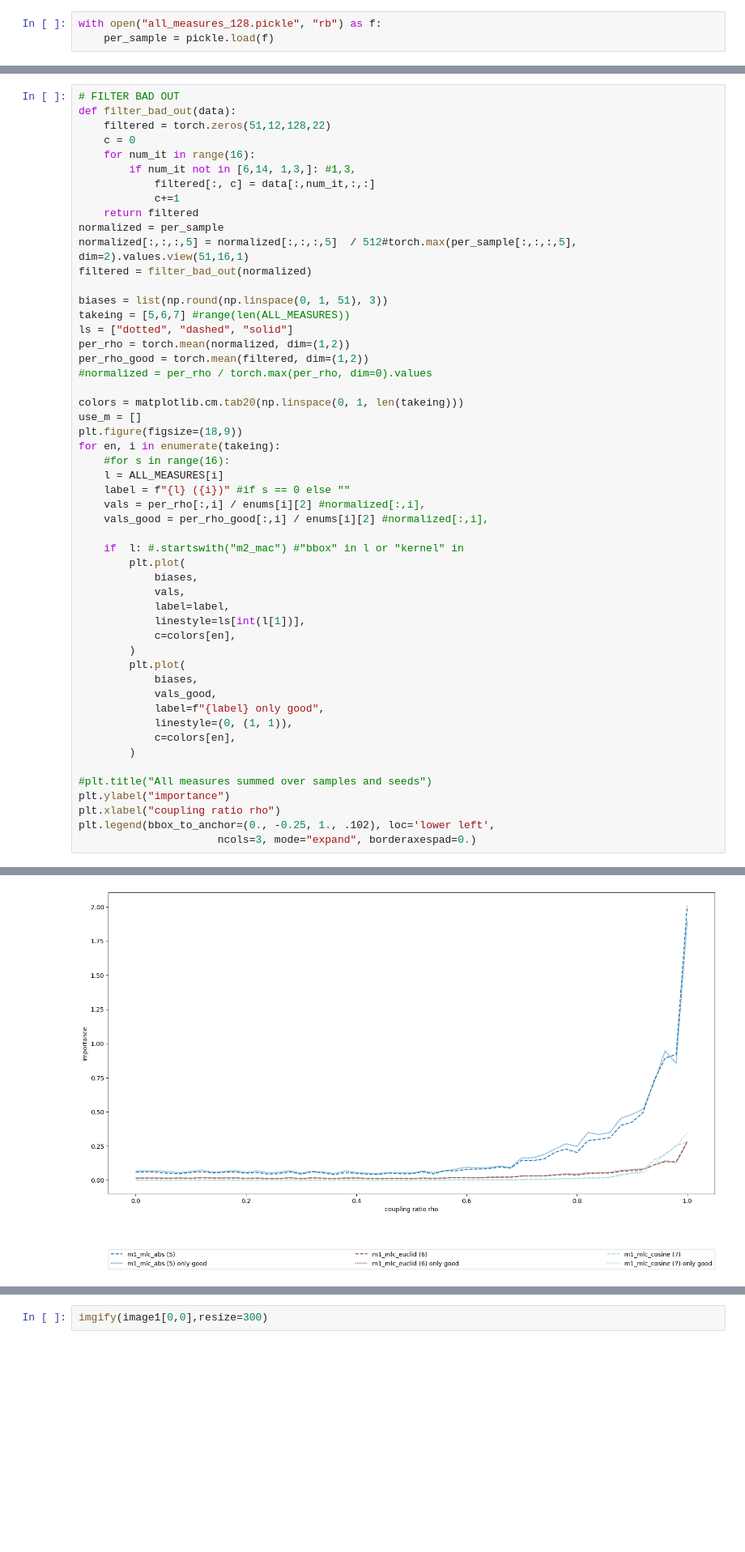
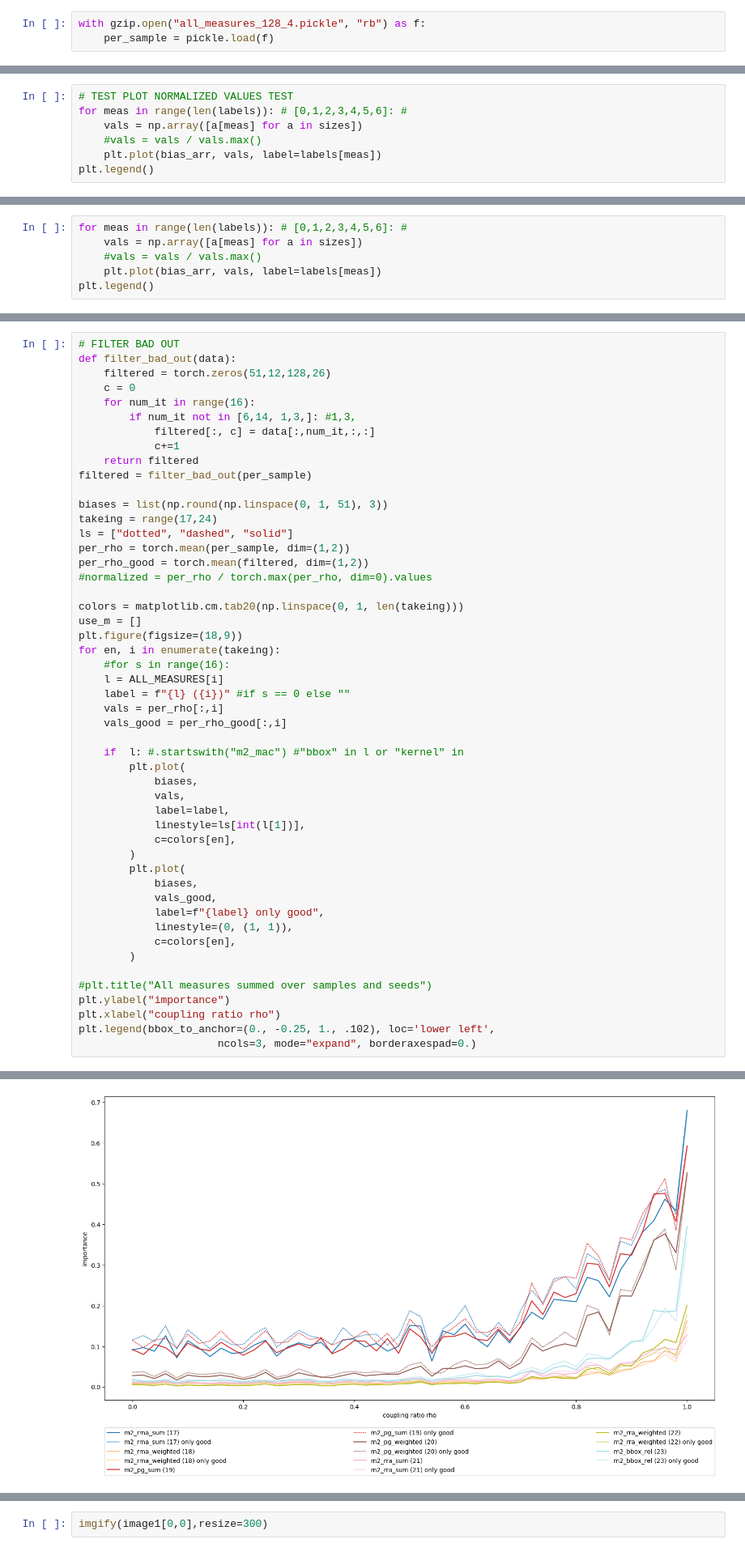
Before and after one commit to lillijo/xai-evaluation-master-thesis, a Jupyter notebook: experiments/compare_measures.ipynb, the cells around one changed output, grey strips where cells are left out. Shown at 81% size. Drawn from its saved outputs; the diff is of its cells as text; blank space fills up the shorter version.

Commit message:
temp measure with new normalizations

```diff
--- a/experiments/compare_measures.ipynb
+++ b/experiments/compare_measures.ipynb
@@ -195,7 +179,7 @@ for s in range(16):
 # %% [output]
 [figure]
 # %%
-with open("all_measures_128.pickle", "rb") as f:
+with gzip.open("all_measures_128_4.pickle", "rb") as f:
     per_sample = pickle.load(f)
 # %%
 # Phi Correlation VS Prediction Flip
@@ -266,0 +504,7 @@ tensor(0.3856) tensor(0.3856) tensor(0.3856) 0.5482499003410339 0.39816164970397
+# %%
+# TEST PLOT NORMALIZED VALUES TEST
+for meas in range(len(labels)): # [0,1,2,3,4,5,6]: #
+    vals = np.array([a[meas] for a in sizes])
+    #vals = vals / vals.max()
+    plt.plot(bias_arr, vals, label=labels[meas])
+plt.legend()
@@ -266,0 +514,6 @@ tensor(0.3856) tensor(0.3856) tensor(0.3856) 0.5482499003410339 0.39816164970397
+# %%
+for meas in range(len(labels)): # [0,1,2,3,4,5,6]: #
+    vals = np.array([a[meas] for a in sizes])
+    #vals = vals / vals.max()
+    plt.plot(bias_arr, vals, label=labels[meas])
+plt.legend()
@@ -301,21 +554,19 @@ tensor(0.0099)
 # %%
 # FILTER BAD OUT
 def filter_bad_out(data):
-    filtered = torch.zeros(51,12,128,22)
+    filtered = torch.zeros(51,12,128,26)
     c = 0
     for num_it in range(16):
         if num_it not in [6,14, 1,3,]: #1,3,
             filtered[:, c] = data[:,num_it,:,:]
             c+=1
     return filtered
-normalized = per_sample
-normalized[:,:,:,5] = normalized[:,:,:,5]  / 512#torch.max(per_sample[:,:,:,5], dim=2).values.view(51,16,1)
-filtered = filter_bad_out(normalized)
+filtered = filter_bad_out(per_sample)
 
 biases = list(np.round(np.linspace(0, 1, 51), 3))
-takeing = [5,6,7] #range(len(ALL_MEASURES))
+takeing = range(17,24)
 ls = ["dotted", "dashed", "solid"]
-per_rho = torch.mean(normalized, dim=(1,2))
+per_rho = torch.mean(per_sample, dim=(1,2))
 per_rho_good = torch.mean(filtered, dim=(1,2))
 #normalized = per_rho / torch.max(per_rho, dim=0).values
 
@@ -323,36 +574,36 @@ colors = matplotlib.cm.tab20(np.linspace(0, 1, len(takeing)))
 use_m = []
 plt.figure(figsize=(18,9))
 for en, i in enumerate(takeing):
     #for s in range(16):
     l = ALL_MEASURES[i]
     label = f"{l} ({i})" #if s == 0 else ""
-    vals = per_rho[:,i] / enums[i][2] #normalized[:,i],
-    vals_good = per_rho_good[:,i] / enums[i][2] #normalized[:,i],
+    vals = per_rho[:,i]
+    vals_good = per_rho_good[:,i]
 
     if  l: #.startswith("m2_mac") #"bbox" in l or "kernel" in
         plt.plot(
             biases,
             vals,
             label=label,
             linestyle=ls[int(l[1])],
             c=colors[en],
         )
         plt.plot(
             biases,
             vals_good,
             label=f"{label} only good",
             linestyle=(0, (1, 1)),
             c=colors[en],
         )
 
 #plt.title("All measures summed over samples and seeds")
 plt.ylabel("importance")
 plt.xlabel("coupling ratio rho")
 plt.legend(bbox_to_anchor=(0., -0.25, 1., .102), loc='lower left',
                       ncols=3, mode="expand", borderaxespad=0.)
 # %% [output]
 <matplotlib.legend.Legend at 0x...>
-[figure, old version]
+[figure, new version]
 # %%
 # SHOW CERTAIN MEASURES
 
```
Also changed, not shown: parts of 16 cells of this notebook, 1 other file.
